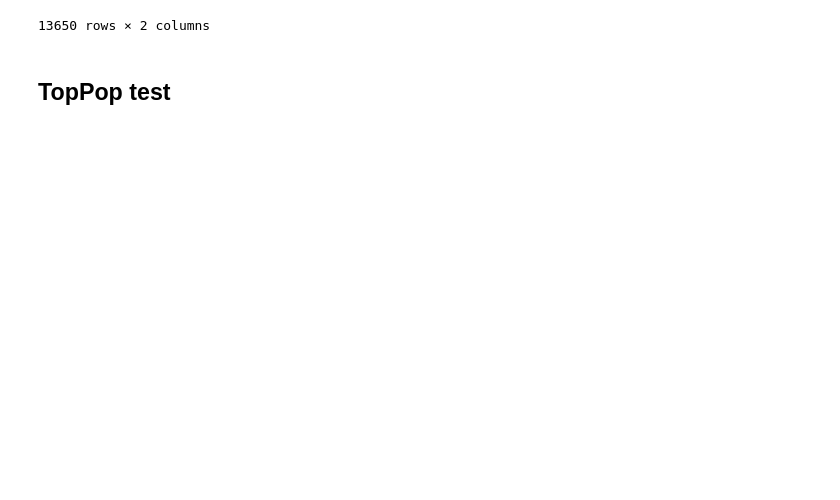
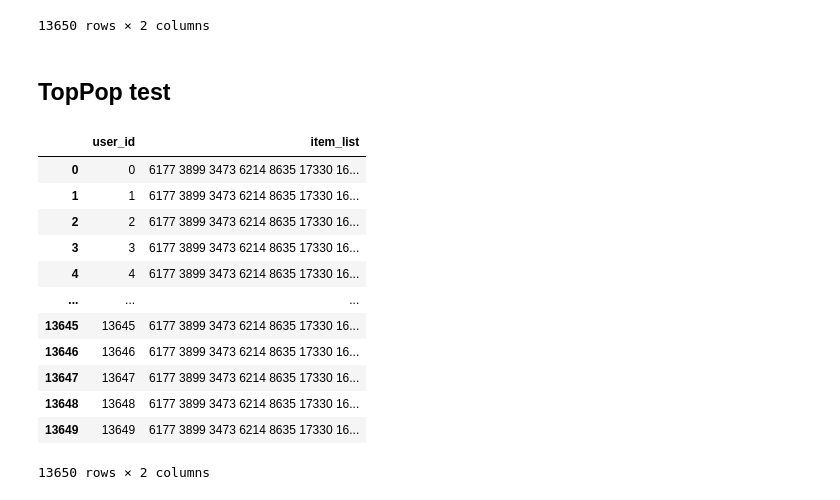
Before and after one commit to fulcus/recommender-systems-challenge, a Jupyter notebook: basic_recommender.ipynb, the cells around one changed output. Saved outputs shown, nothing was run; the diff lists cells and outputs as text; code cells hidden in the pictures; blank space fills up the shorter version.

```diff
--- a/basic_recommender.ipynb
+++ b/basic_recommender.ipynb
@@ -366,12 +367,13 @@ class TopPopRecommender(object):
 
         return recommended_items
 
-    def recommend_df_pred(self, df_user, at=10):
+    def recommend_to_dataframe(self, df_users, at=10):
+        recommended_items = self.popular_items[0:at]
 
-        #for each row of df_user, return list of items, and add to column "item_list"
-        df_user['item_list'] = array_to_string([np.random.choice(self.n_items, at) for u in df_user['user_id']])
+        #for each row of df_users, return list of items, and add to column "item_list"
+        df_users['item_list'] = array_to_string([recommended_items for u in df_users['user_id']])
 
-        return df_user
+        return df_users
 # %% [markdown]
 ### Now train and test our model
 # %%
@@ -695,7 +695,23 @@ df_pred.to_csv(path, index=False)
 # %%
 topPopRecommender.fit(URM_all)
 # %%
-df_pred_top_k = randomRecommender.recommend_df_pred(URM_pred)
+df_pred_top_k = topPopRecommender.recommend_to_dataframe(URM_pred)
+# %%
+df_pred_top_k
+# %% [output]
+|  | user_id | item_list |
+| 0 | 0 | 6177 3899 3473 6214 8635 17330 16... |
+| 1 | 1 | 6177 3899 3473 6214 8635 17330 16... |
+| 2 | 2 | 6177 3899 3473 6214 8635 17330 16... |
+| 3 | 3 | 6177 3899 3473 6214 8635 17330 16... |
+| 4 | 4 | 6177 3899 3473 6214 8635 17330 16... |
+| ... | ... | ... |
+| 13645 | 13645 | 6177 3899 3473 6214 8635 17330 16... |
+| 13646 | 13646 | 6177 3899 3473 6214 8635 17330 16... |
+| 13647 | 13647 | 6177 3899 3473 6214 8635 17330 16... |
+| 13648 | 13648 | 6177 3899 3473 6214 8635 17330 16... |
+| 13649 | 13649 | 6177 3899 3473 6214 8635 17330 16... |
+13650 rows × 2 columns
 # %%
 path = data_file_path + '/top.csv'
 #if not os.path.exists(path):
```
Also changed, not shown: parts of 15 cells of this notebook.
